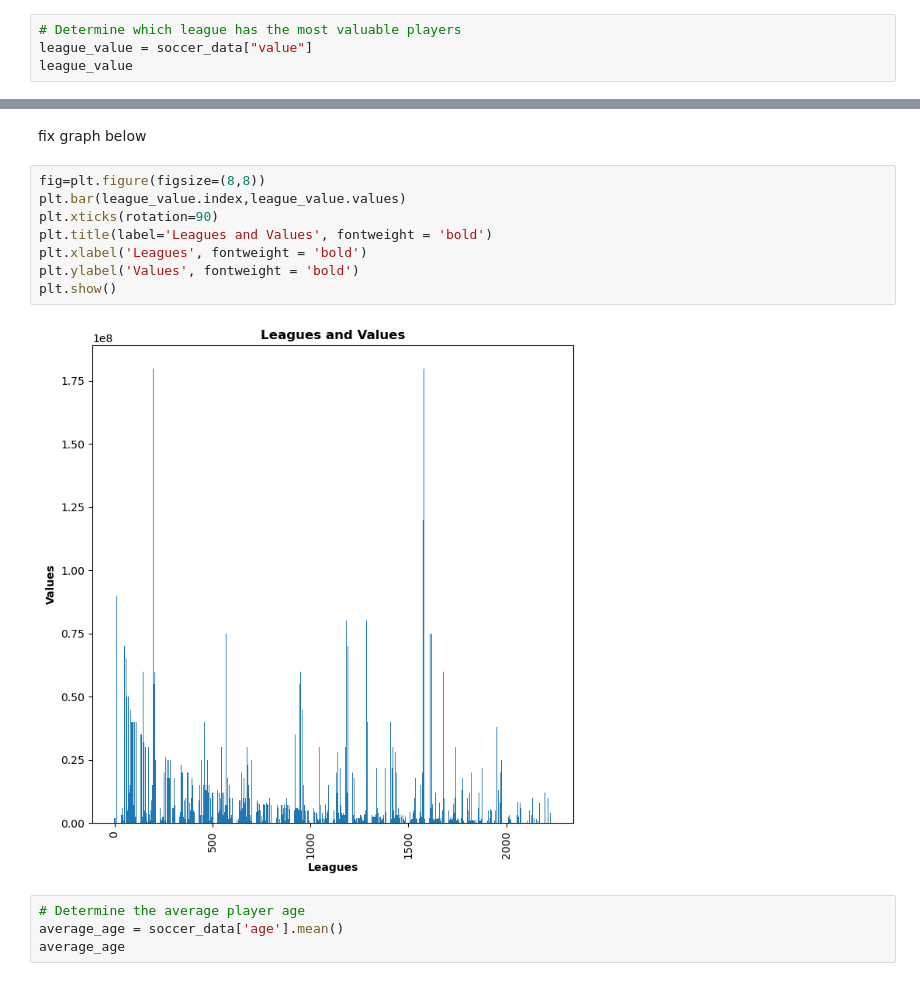
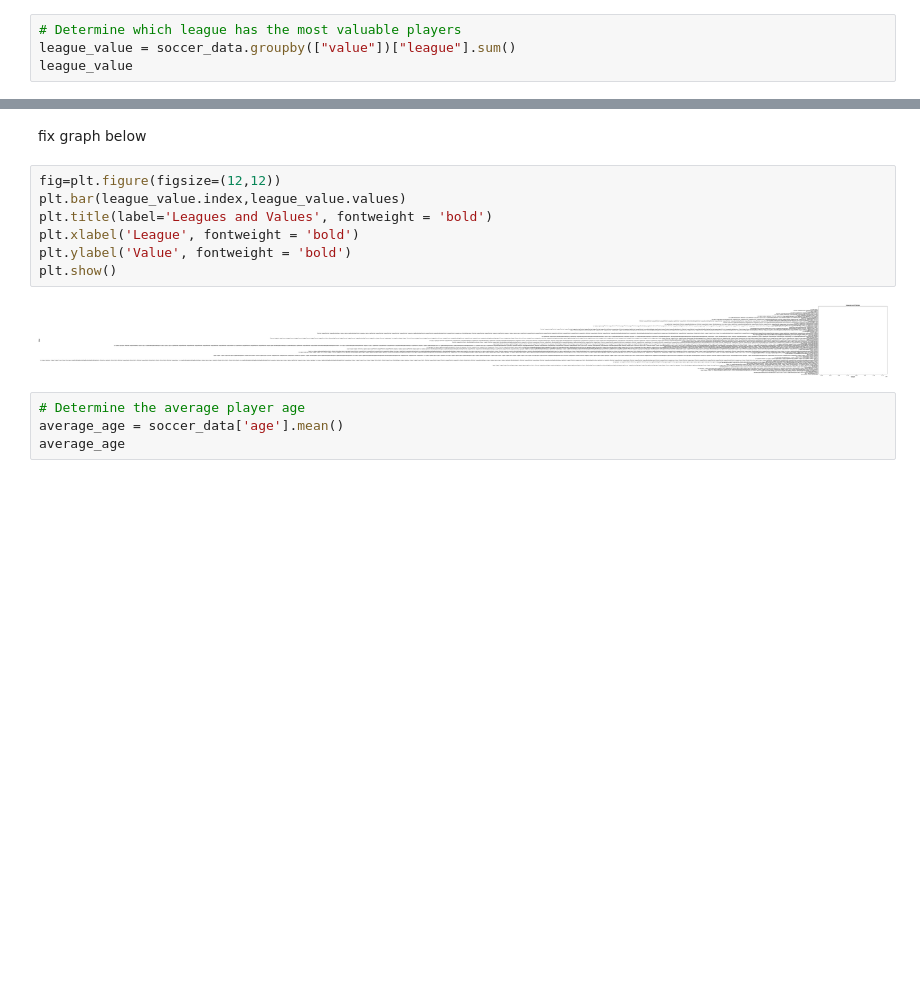
Before and after one commit to RockyOwens/Project1, a Jupyter notebook: SoccerPlayerAnalysis.ipynb, the cells around one changed output, grey strips where cells are left out. Drawn from its saved outputs; the diff is of its cells as text; blank space fills up the shorter version.

```diff
--- a/SoccerPlayerAnalysis.ipynb
+++ b/SoccerPlayerAnalysis.ipynb
@@ -240,5 +243,5 @@ plt.close()
 [figure]
 # %%
 # Determine which league has the most valuable players
-league_value = soccer_data["value"]
+league_value = soccer_data.groupby(["value"])["league"].sum()
 league_value
@@ -258,15 +248,14 @@ Name: value, Length: 2232, dtype: int64
 # %% [markdown]
 fix graph below
 # %%
-fig=plt.figure(figsize=(8,8))
+fig=plt.figure(figsize=(12,12))
 plt.bar(league_value.index,league_value.values)
-plt.xticks(rotation=90)
 plt.title(label='Leagues and Values', fontweight = 'bold')
-plt.xlabel('Leagues', fontweight = 'bold')
-plt.ylabel('Values', fontweight = 'bold')
+plt.xlabel('League', fontweight = 'bold')
+plt.ylabel('Value', fontweight = 'bold')
 plt.show()
 # %% [output]
-[figure, old version]
+[figure, new version]
 # %%
 # Determine the average player age
 average_age = soccer_data['age'].mean()
```
Also changed, not shown: parts of 11 cells of this notebook.
